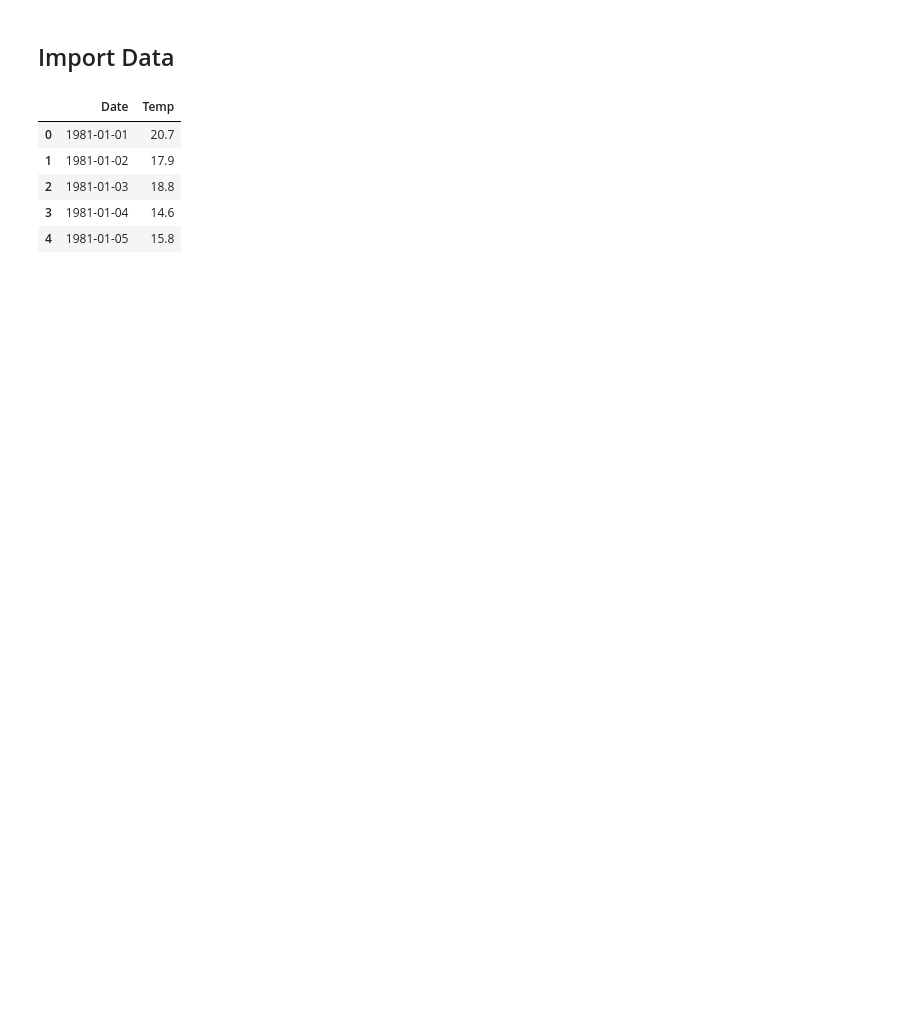
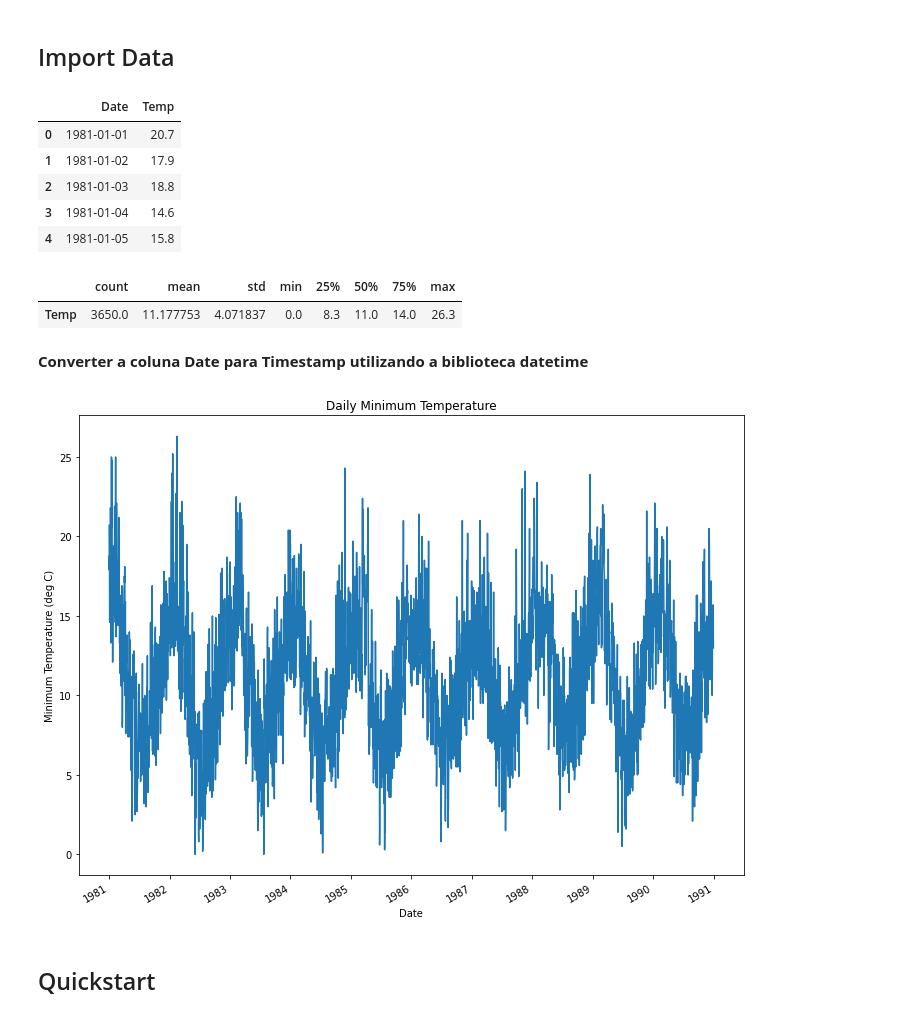
Before and after one commit to thiago2608santana/Analise_Series_Temporais, a Jupyter notebook: Prophet_in_Practice.ipynb, the cells around one changed output. Cells and saved outputs as stored; diff of their text form; code cells hidden in the pictures; blank space fills up the shorter version.

```diff
--- a/Prophet_in_Practice.ipynb
+++ b/Prophet_in_Practice.ipynb
@@ -21,3 +22,32 @@ df.head()
 | 2 | 1981-01-03 | 18.8 |
 | 3 | 1981-01-04 | 14.6 |
 | 4 | 1981-01-05 | 15.8 |
+# %%
+df.describe().transpose()
+# %% [output]
+|  | count | mean | std | min | 25% | 50% | 75% | max |
+| Temp | 3650.0 | 11.177753 | 4.071837 | 0.0 | 8.3 | 11.0 | 14.0 | 26.3 |
+# %% [markdown]
+**Converter a coluna Date para Timestamp utilizando a biblioteca datetime**
+# %%
+df['Date'] = df['Date'].apply(lambda x : datetime.datetime.strptime(x, '%Y-%m-%d'))
+# %%
+fig, ax = plt.subplots()
+
+locator = mdates.AutoDateLocator()
+
+ax.plot(df.Date, df.Temp)
+
+ax.xaxis.set_major_locator(locator)
+
+ax.set_xlabel('Date')
+ax.set_ylabel('Minimum Temperature (deg C)')
+
+ax.set_title('Daily Minimum Temperature')
+
+fig.autofmt_xdate()
+plt.tight_layout()
+# %% [output]
+[figure, added]
+# %% [markdown]
+## Quickstart
```
Also changed, not shown: parts of 46 cells of this notebook.
